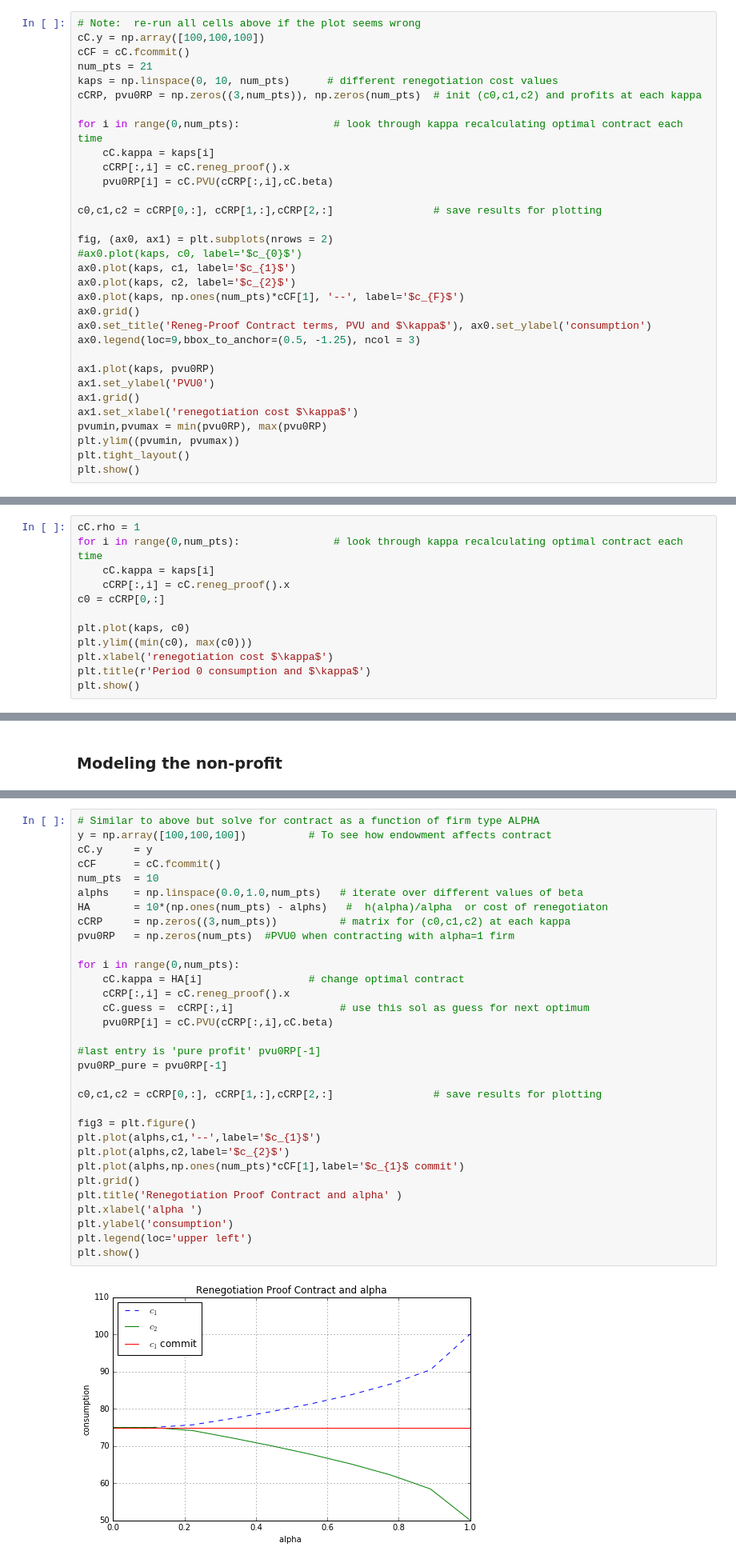
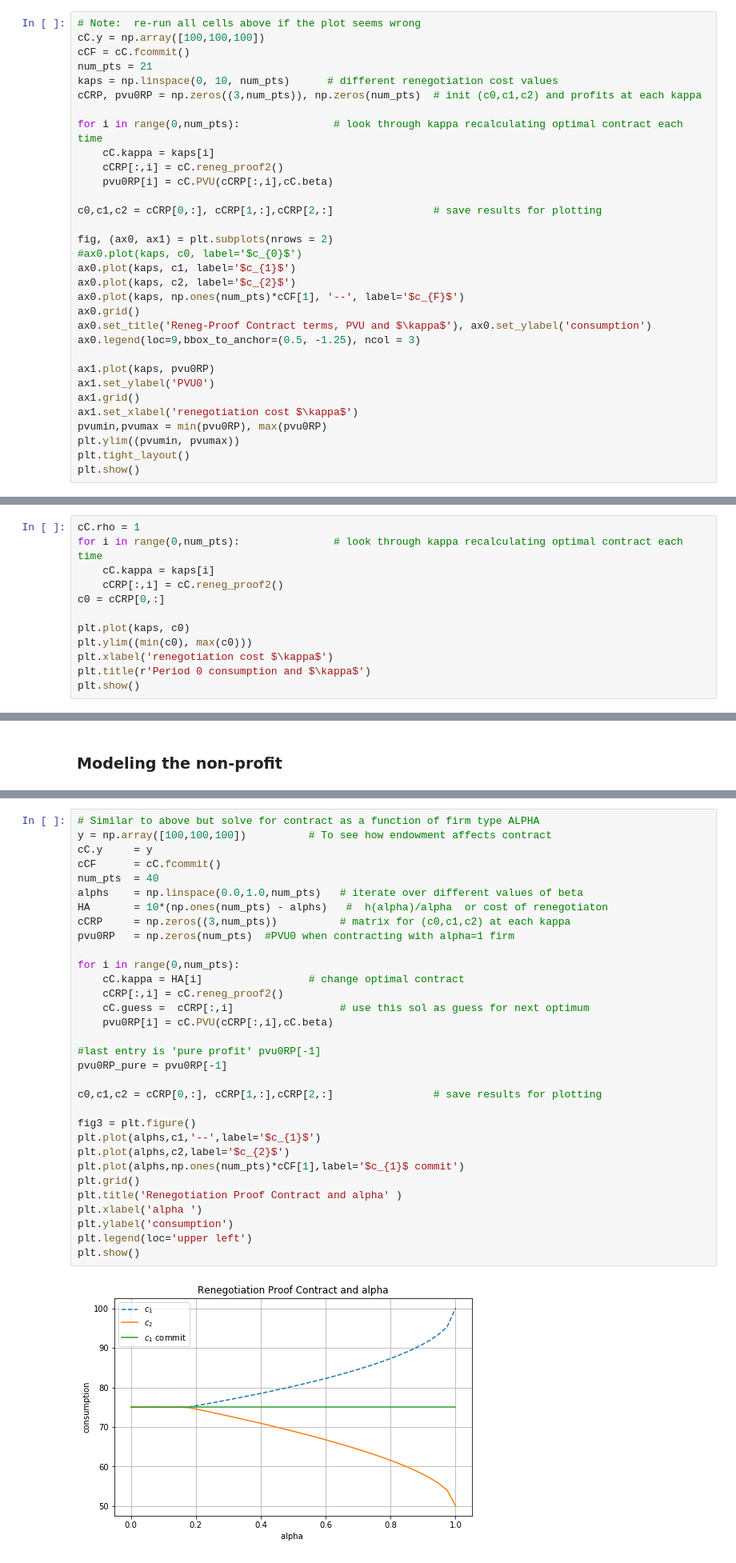
Before and after one commit to jhconning/renegotiation, a Jupyter notebook: simplerCompetitive.ipynb, the cells around one changed output, grey strips where cells are left out. Shown at 80% size. Saved outputs shown, nothing was run; the diff lists cells and outputs as text.

```diff
--- a/simplerCompetitive.ipynb
+++ b/simplerCompetitive.ipynb
@@ -679,7 +699,7 @@ cCRP, pvu0RP = np.zeros((3,num_pts)), np.zeros(num_pts)  # init (c0,c1,c2) and p
 
 for i in range(0,num_pts):               # look through kappa recalculating optimal contract each time
     cC.kappa = kaps[i]
-    cCRP[:,i] = cC.reneg_proof().x
+    cCRP[:,i] = cC.reneg_proof2()
     pvu0RP[i] = cC.PVU(cCRP[:,i],cC.beta)
 
 c0,c1,c2 = cCRP[0,:], cCRP[1,:],cCRP[2,:]                # save results for plotting
@@ -711,7 +731,7 @@ We haven't plotted $c_{0}$ for each $\kappa$ but that's because it varies less r
 cC.rho = 1
 for i in range(0,num_pts):               # look through kappa recalculating optimal contract each time
     cC.kappa = kaps[i]
-    cCRP[:,i] = cC.reneg_proof().x
+    cCRP[:,i] = cC.reneg_proof2()
 c0 = cCRP[0,:]
 
 plt.plot(kaps, c0)
@@ -739,36 +759,36 @@ $$\left[ \Pi ^{R}-\Pi \right] \geq C(\alpha )=\frac{h(\alpha )}{\alpha }$$
 # Similar to above but solve for contract as a function of firm type ALPHA
 y = np.array([100,100,100])          # To see how endowment affects contract
 cC.y     = y
 cCF      = cC.fcommit()
-num_pts  = 10
+num_pts  = 40
 alphs    = np.linspace(0.0,1.0,num_pts)   # iterate over different values of beta
 HA       = 10*(np.ones(num_pts) - alphs)   #  h(alpha)/alpha  or cost of renegotiaton
 cCRP     = np.zeros((3,num_pts))          # matrix for (c0,c1,c2) at each kappa
 pvu0RP   = np.zeros(num_pts)  #PVU0 when contracting with alpha=1 firm
 
 for i in range(0,num_pts):
     cC.kappa = HA[i]                 # change optimal contract
-    cCRP[:,i] = cC.reneg_proof().x
+    cCRP[:,i] = cC.reneg_proof2()
     cC.guess =  cCRP[:,i]                 # use this sol as guess for next optimum
     pvu0RP[i] = cC.PVU(cCRP[:,i],cC.beta)
 
 #last entry is 'pure profit' pvu0RP[-1]
 pvu0RP_pure = pvu0RP[-1]
 
 c0,c1,c2 = cCRP[0,:], cCRP[1,:],cCRP[2,:]                # save results for plotting
 
 fig3 = plt.figure()
 plt.plot(alphs,c1,'--',label='$c_{1}$')
 plt.plot(alphs,c2,label='$c_{2}$')
 plt.plot(alphs,np.ones(num_pts)*cCF[1],label='$c_{1}$ commit')
 plt.grid()
 plt.title('Renegotiation Proof Contract and alpha' )
 plt.xlabel('alpha ')
 plt.ylabel('consumption')
 plt.legend(loc='upper left')
 plt.show()
 # %% [output]
-[figure, old version]
+[figure, new version]
 # %% [markdown]
 ### 'Commercial' non-profits
 A 'pure' for profit (with $\alpha$=1.0) earns a reduced (possibly negative) profit due to it's inability to commit. Seen in the plot as profits the height of the horizontal line.
```
Also changed, not shown: parts of 25 cells of this notebook.
